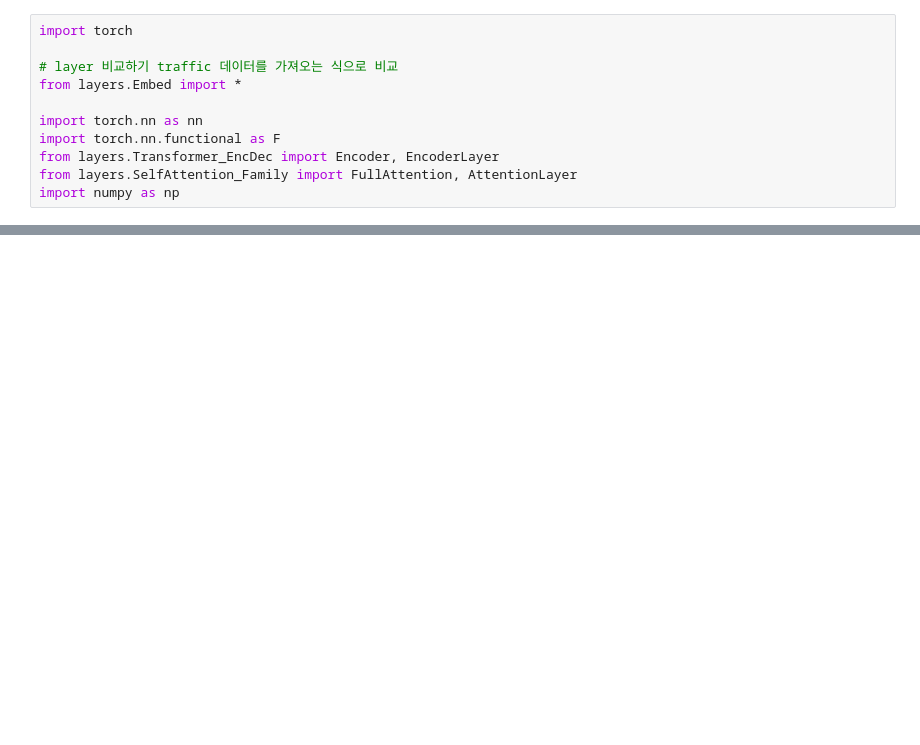
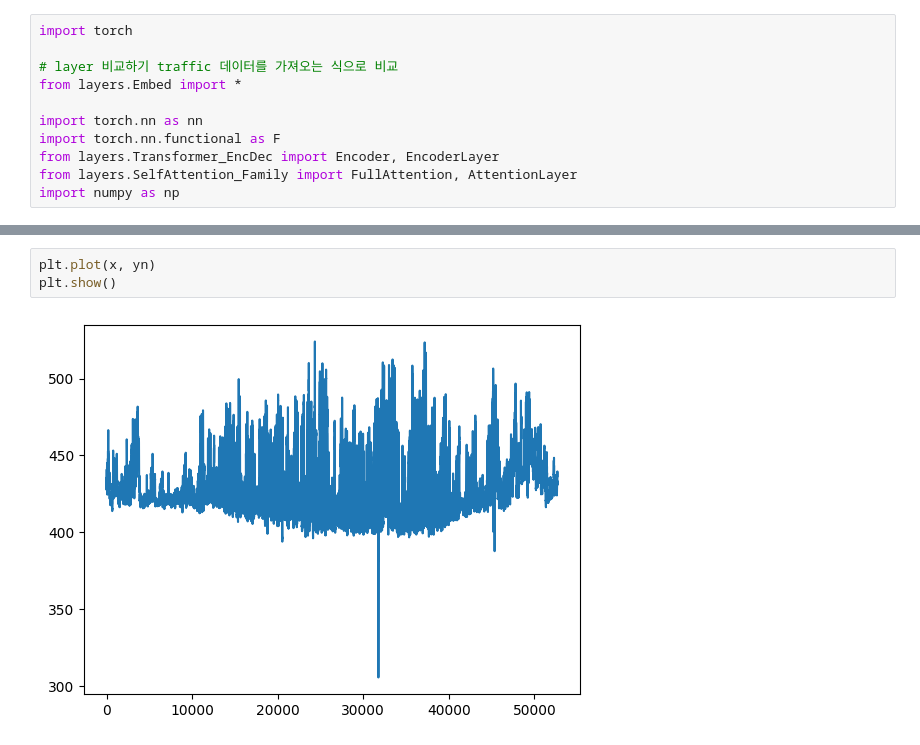
Before and after one commit to utolee90/tciTransformer, a Jupyter notebook: TCN_test.ipynb, the cells around one changed output, grey strips where cells are left out. Drawn from its saved outputs; the diff is of its cells as text; blank space fills up the shorter version.

```diff
--- a/TCN_test.ipynb
+++ b/TCN_test.ipynb
@@ -296,0 +179,5 @@ tensor([[-3.8976, -3.8651, -3.8973, -3.8762, -3.8460, -3.8665, -3.8788, -3.8616,
+# %%
+plt.plot(x, yn)
+plt.show()
+# %% [output]
+[figure, added]
```
Also changed, not shown: parts of 67 cells of this notebook, 8 other files.
